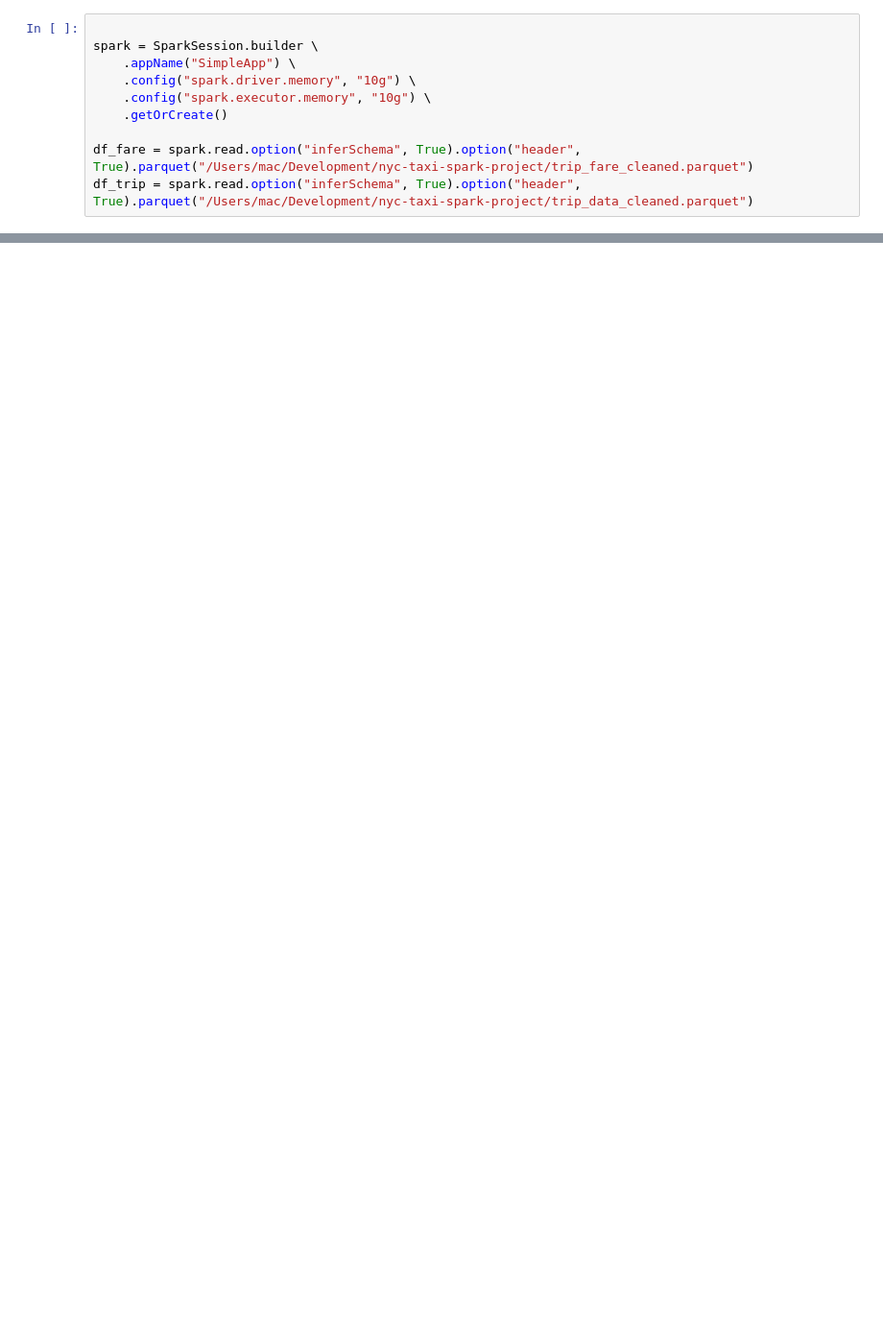
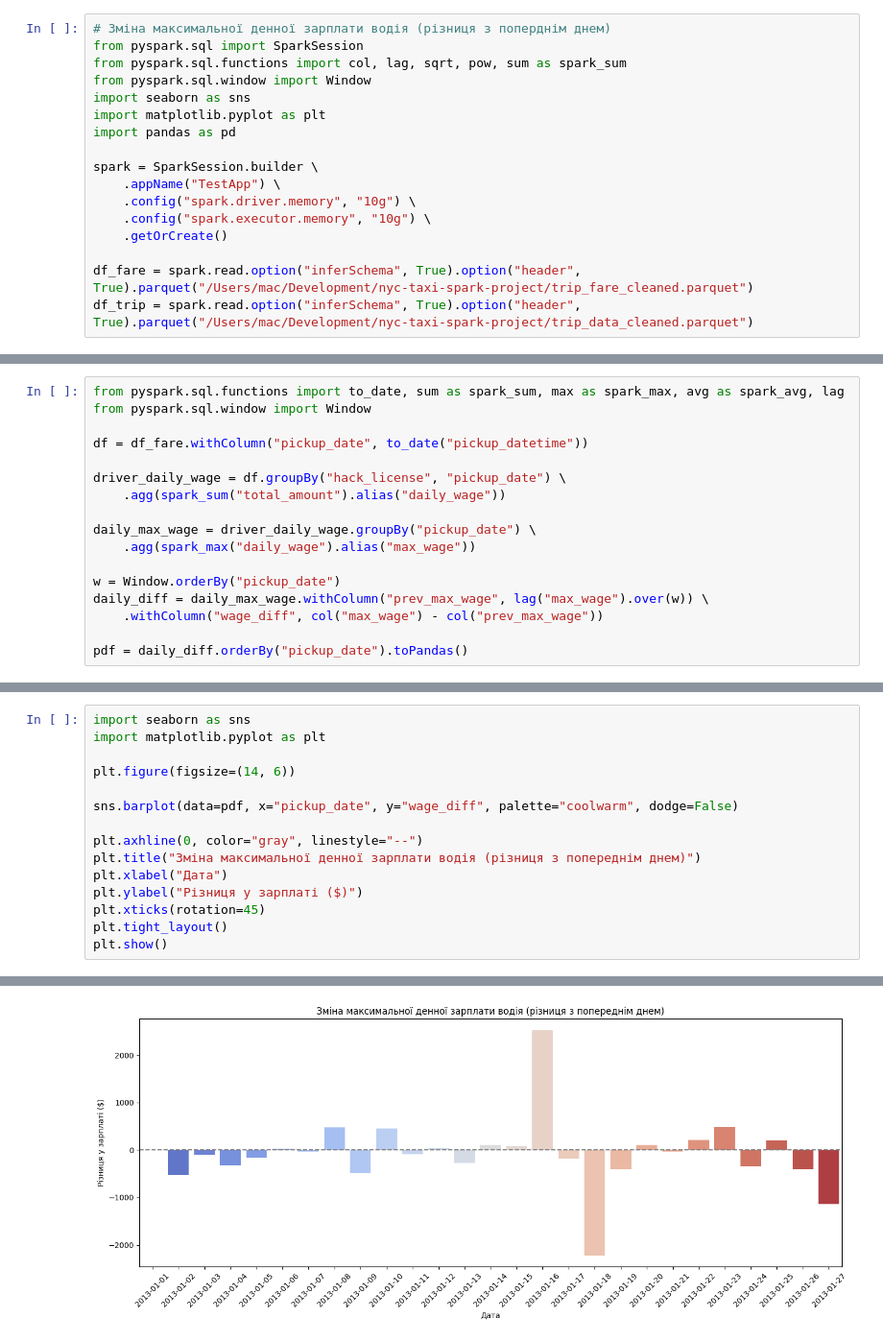
Before and after one commit to SeeenyaOhar/nyc-taxi-spark-project, a Jupyter notebook: arsenii/2.ipynb, the cells around one changed output, grey strips where cells are left out. Shown at 96% size. Saved outputs shown, nothing was run; the diff lists cells and outputs as text; blank space fills up the shorter version.

```diff
--- a/arsenii/2.ipynb
+++ b/arsenii/2.ipynb
@@ -8,7 +1,14 @@ from pyspark.sql.functions import avg
 # %%
+# Зміна максимальної денної зарплати водія (різниця з поперднім днем)
+from pyspark.sql import SparkSession
+from pyspark.sql.functions import col, lag, sqrt, pow, sum as spark_sum
+from pyspark.sql.window import Window
+import seaborn as sns
+import matplotlib.pyplot as plt
+import pandas as pd
 
 spark = SparkSession.builder \
-    .appName("SimpleApp") \
+    .appName("TestApp") \
     .config("spark.driver.memory", "10g") \
     .config("spark.executor.memory", "10g") \
     .getOrCreate()
@@ -53,0 +18,17 @@ service_window_df = weekend_df \
+# %%
+from pyspark.sql.functions import to_date, sum as spark_sum, max as spark_max, avg as spark_avg, lag
+from pyspark.sql.window import Window
+
+df = df_fare.withColumn("pickup_date", to_date("pickup_datetime"))
+
+driver_daily_wage = df.groupBy("hack_license", "pickup_date") \
+    .agg(spark_sum("total_amount").alias("daily_wage"))
+
+daily_max_wage = driver_daily_wage.groupBy("pickup_date") \
+    .agg(spark_max("daily_wage").alias("max_wage"))
+
+w = Window.orderBy("pickup_date")
+daily_diff = daily_max_wage.withColumn("prev_max_wage", lag("max_wage").over(w)) \
+    .withColumn("wage_diff", col("max_wage") - col("prev_max_wage"))
+
+pdf = daily_diff.orderBy("pickup_date").toPandas()
@@ -53,0 +44,16 @@ service_window_df = weekend_df \
+# %%
+import seaborn as sns
+import matplotlib.pyplot as plt
+
+plt.figure(figsize=(14, 6))
+
+sns.barplot(data=pdf, x="pickup_date", y="wage_diff", palette="coolwarm", dodge=False)
+
+plt.axhline(0, color="gray", linestyle="--")
+plt.title("Зміна максимальної денної зарплати водія (різниця з попереднім днем)")
+plt.xlabel("Дата")
+plt.ylabel("Різниця у зарплаті ($)")
+plt.xticks(rotation=45)
+plt.tight_layout()
+plt.show()
+# %% [output]
@@ -54 +61,2 @@ service_window_df = weekend_df \
+[figure, added]
 # %%
```
Also changed, not shown: parts of 8 cells of this notebook, 4 other files.
